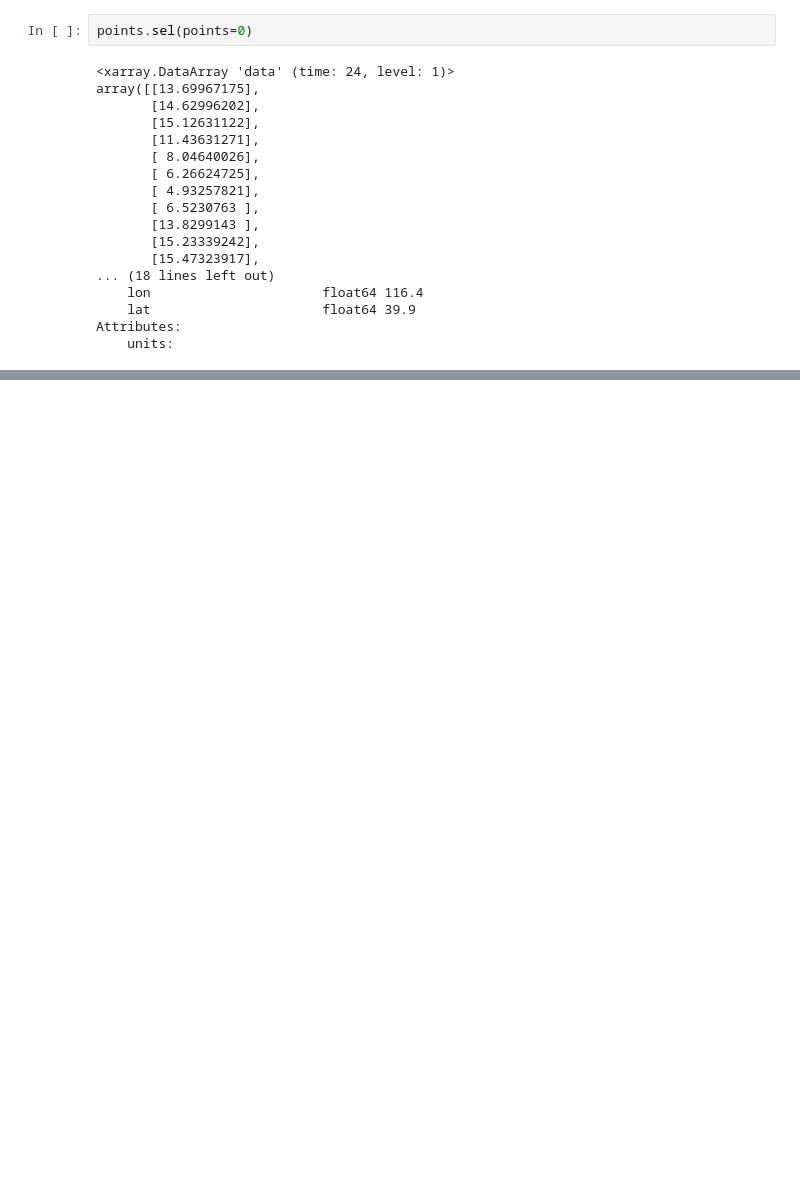
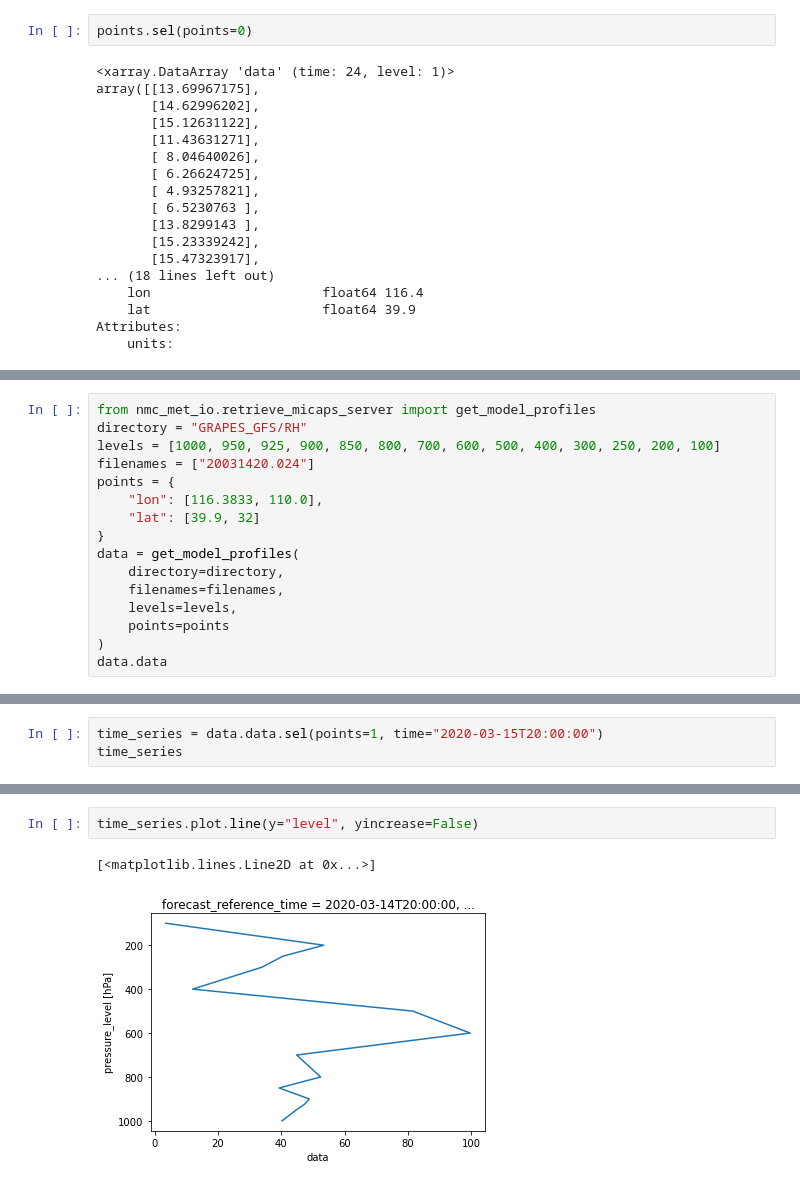
Before and after one commit to perillaroc/metdig-example, a Jupyter notebook: nmc_met_io/micaps_example.ipynb, the cells around one changed output, grey strips where cells are left out. Drawn from its saved outputs; the diff is of its cells as text; blank space fills up the shorter version.

Commit message:
:sparkles: add examples for micaps using nmc_met_io

```diff
--- a/nmc_met_io/micaps_example.ipynb
+++ b/nmc_met_io/micaps_example.ipynb
@@ -163,0 +270,16 @@ Attributes:
+# %%
+from nmc_met_io.retrieve_micaps_server import get_model_profiles
+directory = "GRAPES_GFS/RH"
+levels = [1000, 950, 925, 900, 850, 800, 700, 600, 500, 400, 300, 250, 200, 100]
+filenames = ["20031420.024"]
+points = {
+    "lon": [116.3833, 110.0],
+    "lat": [39.9, 32]
+}
+data = get_model_profiles(
+    directory=directory,
+    filenames=filenames,
+    levels=levels,
+    points=points
+)
+data.data
@@ -163,0 +304,3 @@ Attributes:
+# %%
+time_series = data.data.sel(points=1, time="2020-03-15T20:00:00")
+time_series
@@ -163,0 +321,5 @@ Attributes:
+# %%
+time_series.plot.line(y="level", yincrease=False)
+# %% [output]
+[<matplotlib.lines.Line2D at 0x...>]
+[figure, added]
```
Also changed, not shown: parts of 39 cells of this notebook.
